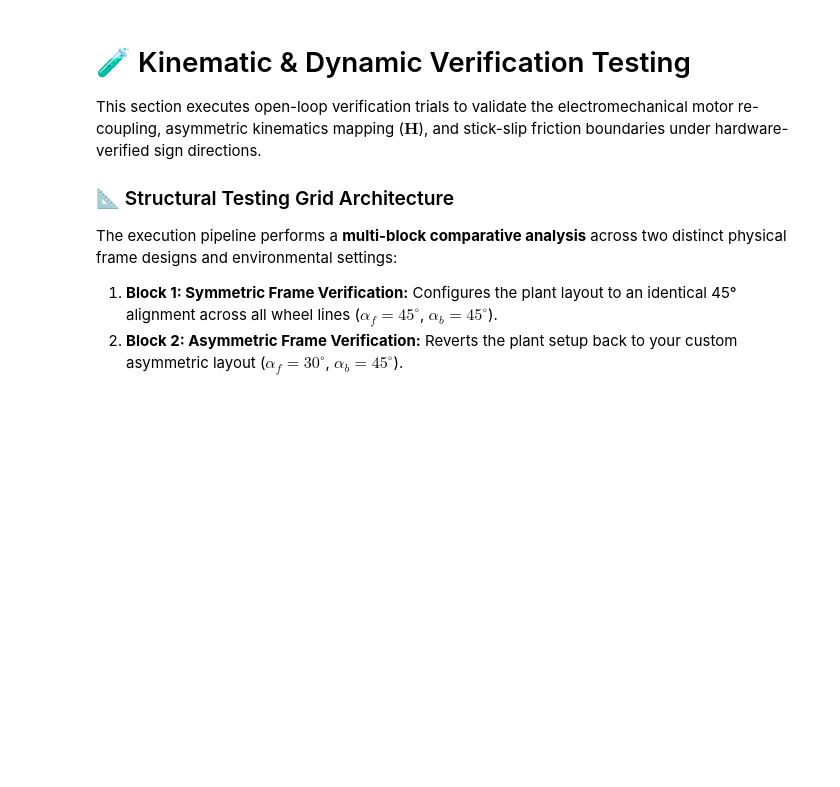
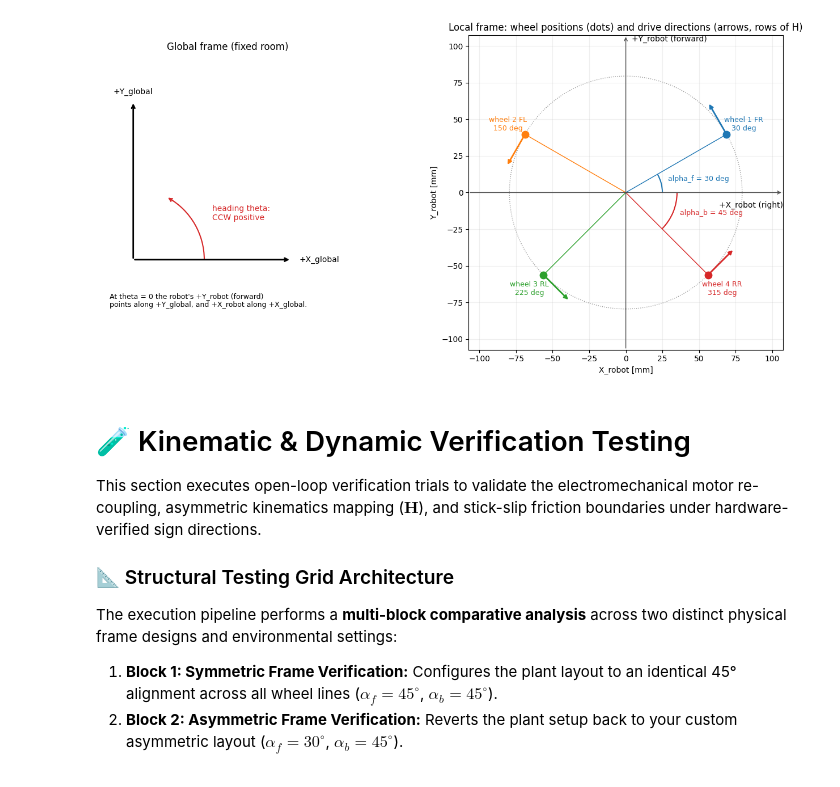
Before and after one commit to HenryR-B/elec_571_MPC_project, a Jupyter notebook: RobotSimulationOpenLoopModel_HenryConstants.ipynb, the cells around one changed output. Drawn from its saved outputs; the diff is of its cells as text; code cells hidden in the pictures; blank space fills up the shorter version.

```diff
--- a/RobotSimulationOpenLoopModel_HenryConstants.ipynb
+++ b/RobotSimulationOpenLoopModel_HenryConstants.ipynb
@@ -856,4 +938,62 @@ print("=======================================================================")
 =======================================================================
+# %%
+# Spatial reference frames and wheel layout, drawn from the model's own parameters (equal axes, so the angles are true)
+import numpy as np
+import matplotlib.pyplot as plt
+from matplotlib.patches import Arc
+
+
+def draw_layout(params):
+    plant = OmniRobotSimulation(dict(params, sigma_V=0.0, sigma_mu=0.0))
+    af, ab, Rb = params['alpha_f'], params['alpha_b'], params['Rb']
+    beta = np.array([af, np.pi - af, np.pi + ab, 2.0 * np.pi - ab])       # wheel angles, CCW from +X_robot
+    xy = Rb * 1e3 * np.column_stack((np.cos(beta), np.sin(beta)))         # wheel positions (mm)
+    drive = plant.H[:, :2]                                               # drive direction of each wheel (rows of H)
+    fig, (ax_g, ax) = plt.subplots(1, 2, figsize=(14, 6.5), gridspec_kw={"width_ratios": [1, 2]})
+
+    # Global frame: X right, Y up; heading theta positive CCW
+    ax_g.annotate("", xy=(1.0, 0), xytext=(0, 0), arrowprops=dict(arrowstyle="->", lw=2))
+    ax_g.annotate("", xy=(0, 1.0), xytext=(0, 0), arrowprops=dict(arrowstyle="->", lw=2))
+    ax_g.text(1.05, 0, "+X_global", va="center"); ax_g.text(0, 1.05, "+Y_global", ha="center")
+    ax_g.add_patch(Arc((0, 0), 0.9, 0.9, theta1=0, theta2=60, color="C3", lw=1.5))
+    ax_g.annotate("", xy=(0.45 * np.cos(np.radians(62)), 0.45 * np.sin(np.radians(62))),
+                  xytext=(0.45 * np.cos(np.radians(55)), 0.45 * np.sin(np.radians(55))),
+                  arrowprops=dict(arrowstyle="->", color="C3", lw=1.5))
+    ax_g.text(0.5, 0.25, "heading theta:\nCCW positive", color="C3")
+    ax_g.text(-0.15, -0.3, "At theta = 0 the robot's +Y_robot (forward)\npoints along +Y_global, and +X_robot along +X_global.", fontsize=9)
+    ax_g.set(xlim=(-0.2, 1.4), ylim=(-0.45, 1.3), title="Global frame (fixed room)")
+    ax_g.set_aspect("equal"); ax_g.axis("off")
+
+    # Local frame: wheel positions and drive directions
+    lim = 1.35 * Rb * 1e3
+    ax.add_patch(plt.Circle((0, 0), Rb * 1e3, fill=False, ls=":", color="0.6"))
+    ax.annotate("", xy=(lim, 0), xytext=(-lim, 0), arrowprops=dict(arrowstyle="->", color="0.3"))
+    ax.annotate("", xy=(0, lim), xytext=(0, -lim), arrowprops=dict(arrowstyle="->", color="0.3"))
+    ax.text(lim, -6, "+X_robot (right)", ha="right", va="top"); ax.text(4, lim, "+Y_robot (forward)", va="top")
+    names = ("1 FR", "2 FL", "3 RL", "4 RR")
+    for i in range(4):
+        px, py = xy[i]
+        ax.plot([0, px], [0, py], color=f"C{i}", lw=1)
+        ax.plot(px, py, "o", color=f"C{i}", ms=9)
+        ax.annotate("", xy=(px + 25 * drive[i, 0], py + 25 * drive[i, 1]), xytext=(px, py),
+                    arrowprops=dict(arrowstyle="-|>", color=f"C{i}", lw=2))
+        ax.text(px * 1.17, py * 1.17, f"wheel {names[i]}\n{np.degrees(beta[i]) % 360:.0f} deg", ha="center", va="center",
+                color=f"C{i}", fontsize=9)
+    # alpha_f and alpha_b, measured from the +X_robot axis
+    afd, abd = np.degrees(af), np.degrees(ab)
+    ax.add_patch(Arc((0, 0), 50, 50, theta1=0, theta2=afd, color="C0", lw=1.5))
+    ax.text(30 * np.cos(np.radians(afd / 2)), 30 * np.sin(np.radians(afd / 2)), f"alpha_f = {afd:.0f} deg", color="C0", fontsize=9)
+    ax.add_patch(Arc((0, 0), 70, 70, theta1=-abd, theta2=0, color="C3", lw=1.5))
+    ax.text(40 * np.cos(np.radians(-abd / 2)), 40 * np.sin(np.radians(-abd / 2)), f"alpha_b = {abd:.0f} deg", color="C3", fontsize=9)
+    ax.set(xlim=(-lim, lim), ylim=(-lim, lim), xlabel="X_robot [mm]", ylabel="Y_robot [mm]",
+           title="Local frame: wheel positions (dots) and drive directions (arrows, rows of H)")
+    ax.set_aspect("equal"); ax.grid(True, alpha=0.2)
+    plt.tight_layout(); plt.show()
+
+
+draw_layout(simulation_parameters)
+# %% [output]
+[figure, added]
 # %% [markdown]
 # 🧪 Kinematic & Dynamic Verification Testing
 
```
Also changed, not shown: parts of 11 cells of this notebook, 23 other files.
